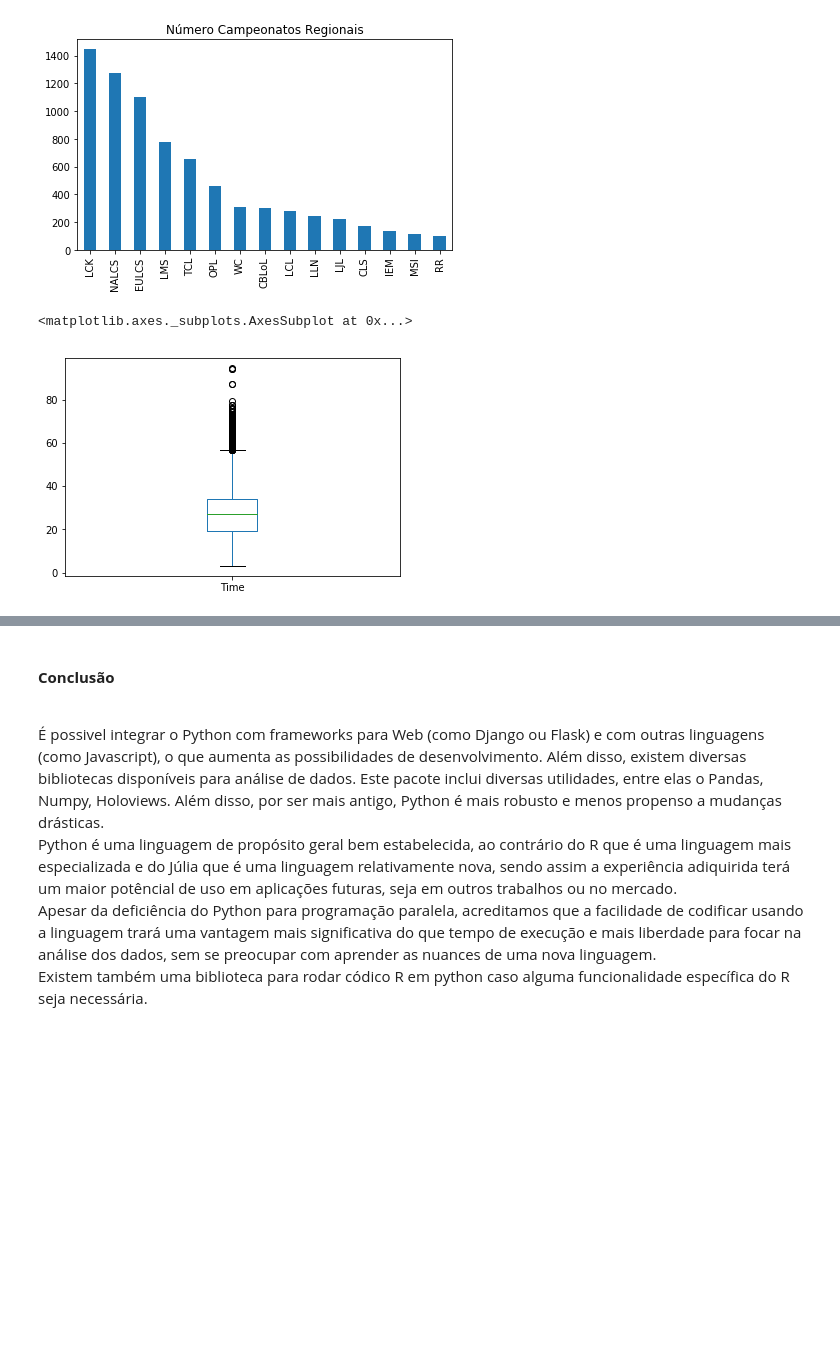
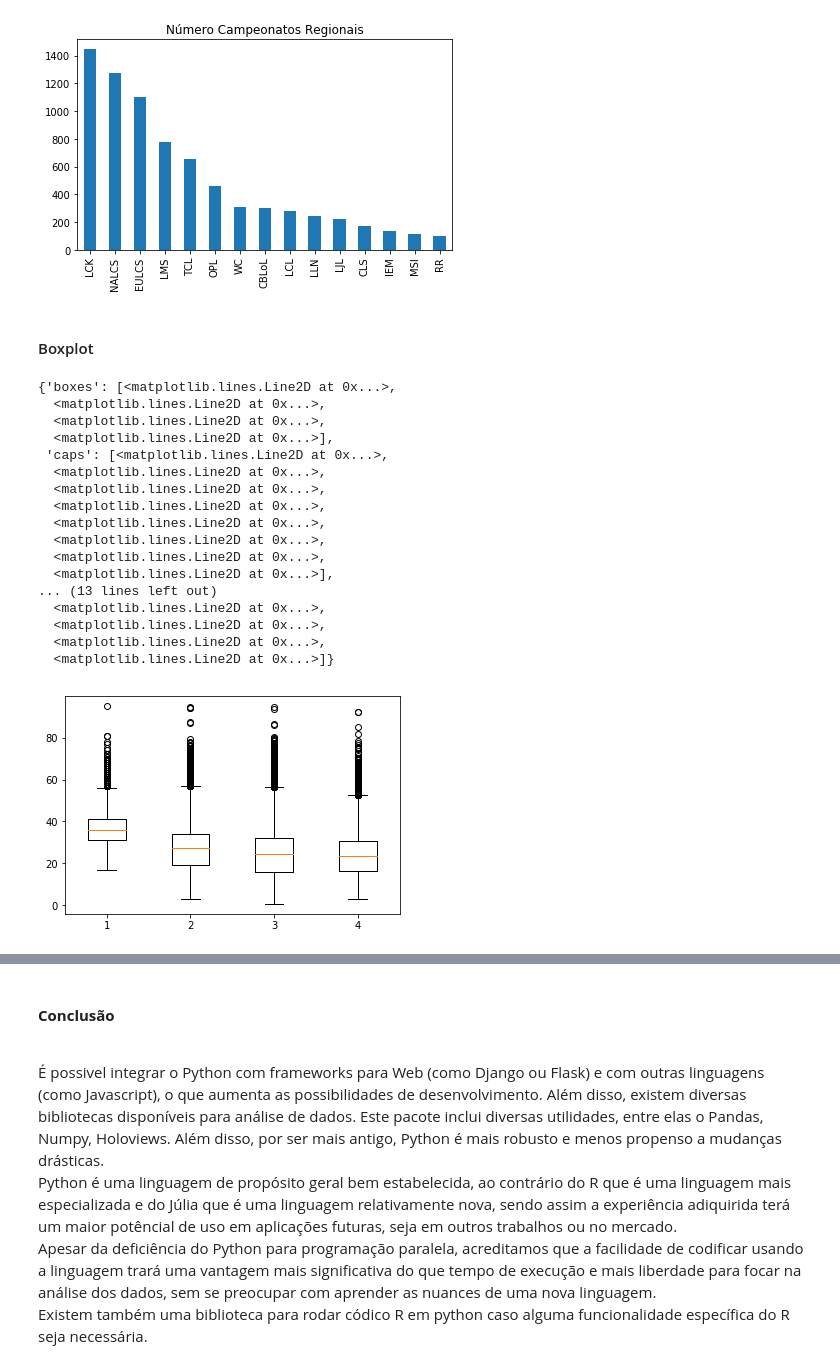
Before and after one commit to hawkthief/League_of_Vivas, a Jupyter notebook: jupyter/Ciência de Dados.ipynb, the cells around one changed output, grey strips where cells are left out. Drawn from its saved outputs; the diff is of its cells as text; code cells hidden in the pictures; blank space fills up the shorter version.

```diff
--- a/jupyter/Ciência de Dados.ipynb
+++ b/jupyter/Ciência de Dados.ipynb
@@ -226,8 +228,32 @@ plt.show()
 # plt.show()
 # %% [output]
 [figure]
-# %%
-structures.plot.box()
-# %% [output]
-<matplotlib.axes._subplots.AxesSubplot at 0x...>
-[figure, removed]
+# %% [markdown]
+<h4>Boxplot</h4>
+# %%
+# structures.plot.box()
+# match_info["gamelength"].plot.box()
+# result_match = league_of_legends[['bResult', 'rResult']]
+# plt.boxplot(match_info["gamelength"] + structures["Time"])
+# plt.boxplot(match_info.gamelength)
+teste = [match_info.gamelength, structures.Time, kills.Time, monsters.Time]
+plt.boxplot(teste)
+# %% [output]
+{'boxes': [<matplotlib.lines.Line2D at 0x...>,
+  <matplotlib.lines.Line2D at 0x...>,
+  <matplotlib.lines.Line2D at 0x...>,
+  <matplotlib.lines.Line2D at 0x...>],
+ 'caps': [<matplotlib.lines.Line2D at 0x...>,
+  <matplotlib.lines.Line2D at 0x...>,
+  <matplotlib.lines.Line2D at 0x...>,
+  <matplotlib.lines.Line2D at 0x...>,
+  <matplotlib.lines.Line2D at 0x...>,
+  <matplotlib.lines.Line2D at 0x...>,
+  <matplotlib.lines.Line2D at 0x...>,
+  <matplotlib.lines.Line2D at 0x...>],
+... (13 lines left out)
+  <matplotlib.lines.Line2D at 0x...>,
+  <matplotlib.lines.Line2D at 0x...>,
+  <matplotlib.lines.Line2D at 0x...>,
+  <matplotlib.lines.Line2D at 0x...>]}
+[figure, added]
```
Also changed, not shown: parts of 9 cells of this notebook, 4 other files.
